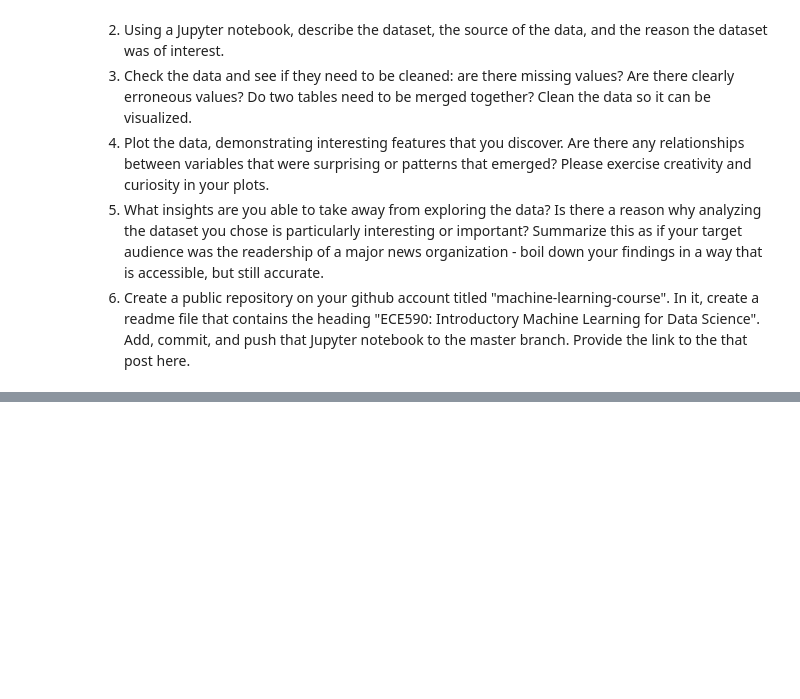
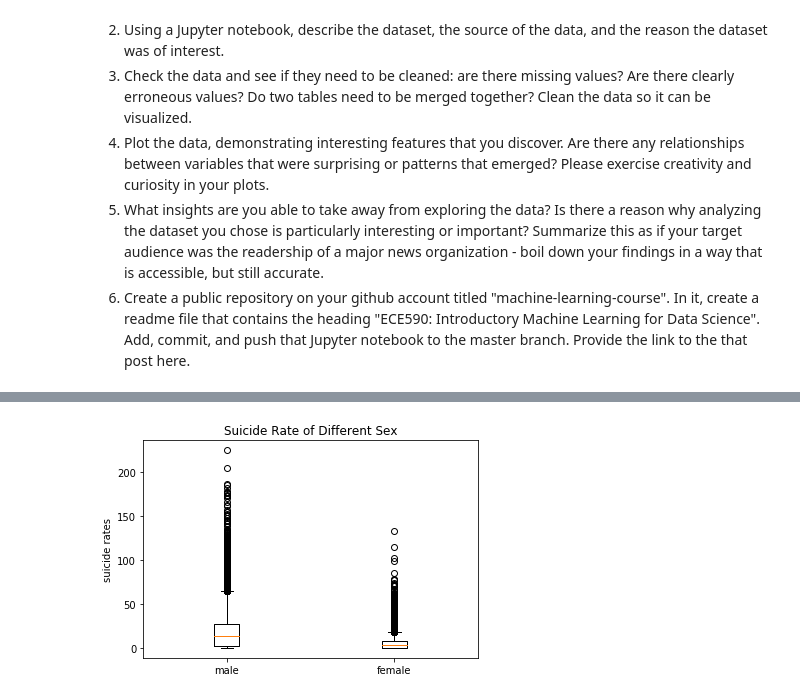
Before and after one commit to ywang512/ids705, a Jupyter notebook: assignments/Assignment_1_Answer.ipynb, the cells around one changed output, grey strips where cells are left out. Cells and saved outputs as stored; diff of their text form; code cells hidden in the pictures; blank space fills up the shorter version.

```diff
--- a/assignments/Assignment_1_Answer.ipynb
+++ b/assignments/Assignment_1_Answer.ipynb
@@ -827,0 +987,12 @@ Here you'll bring together some of the individual skills that you demonstrated a
+# %%
+### sex
+
+suicide_male = df_raw[df_raw['sex'] == 'male'][['suicides/100k pop']]
+suicide_female = df_raw[df_raw['sex'] == 'female'][['suicides/100k pop']]
+
+plt.boxplot([suicide_male['suicides/100k pop'], suicide_female['suicides/100k pop']], labels = ['male', 'female'])
+plt.title("Suicide Rate of Different Sex")
+plt.ylabel("suicide rates")
+plt.show()
+# %% [output]
+[figure, added]
```
Also changed, not shown: parts of 19 cells of this notebook.
